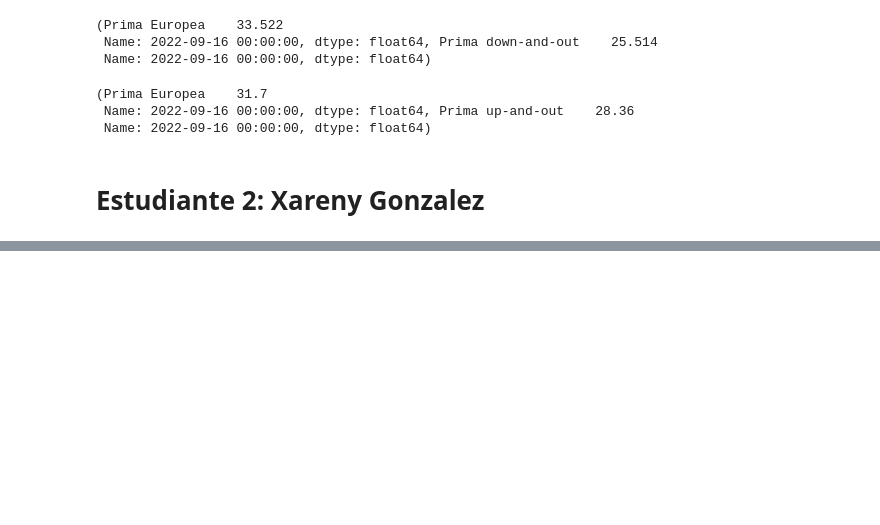
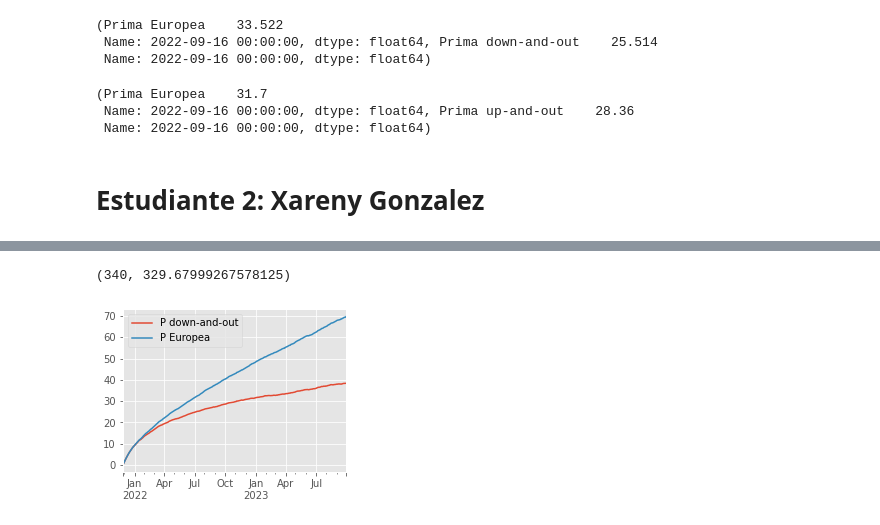
Before and after one commit to gerardogonz/Tarea10_GonzalezGerardo_GonzalezXareny, a Jupyter notebook: Tarea10_GonzalezGerardo_GonzalezXareny.ipynb, the cells around one changed output, grey strips where cells are left out. Saved outputs shown, nothing was run; the diff lists cells and outputs as text; code cells hidden in the pictures; blank space fills up the shorter version.

```diff
--- a/Tarea10_GonzalezGerardo_GonzalezXareny.ipynb
+++ b/Tarea10_GonzalezGerardo_GonzalezXareny.ipynb
@@ -267,0 +380,7 @@ put.iloc[-1],put_.iloc[-1]
+# %%
+pd.set_option('display.max_columns', 15)
+
+B = 300
+
+I =(sim_closes > B).cumprod(axis=0)  > 0
+I.head(3)
@@ -267,0 +393,16 @@ put.iloc[-1],put_.iloc[-1]
+# %%
+K, S0
+# %% [output]
+(340, 329.67999267578125)
+# %%
+
+call = pd.DataFrame({'P Europea':np.exp(-r*ndays)*np.fmax(sim_closes - strike, 0)
+                     .mean(axis=1)},index=dates)
+
+callui = pd.DataFrame({'P down-and-out':np.exp(-r*ndays)*(I * np.fmax(sim_closes - strike, 0))
+                       .mean(axis=1)},index=dates)
+
+ax = callui.plot(figsize=(4,3));
+call.plot(ax=ax);
+# %% [output]
+[figure, added]
```
Also changed, not shown: parts of 16 cells of this notebook.
